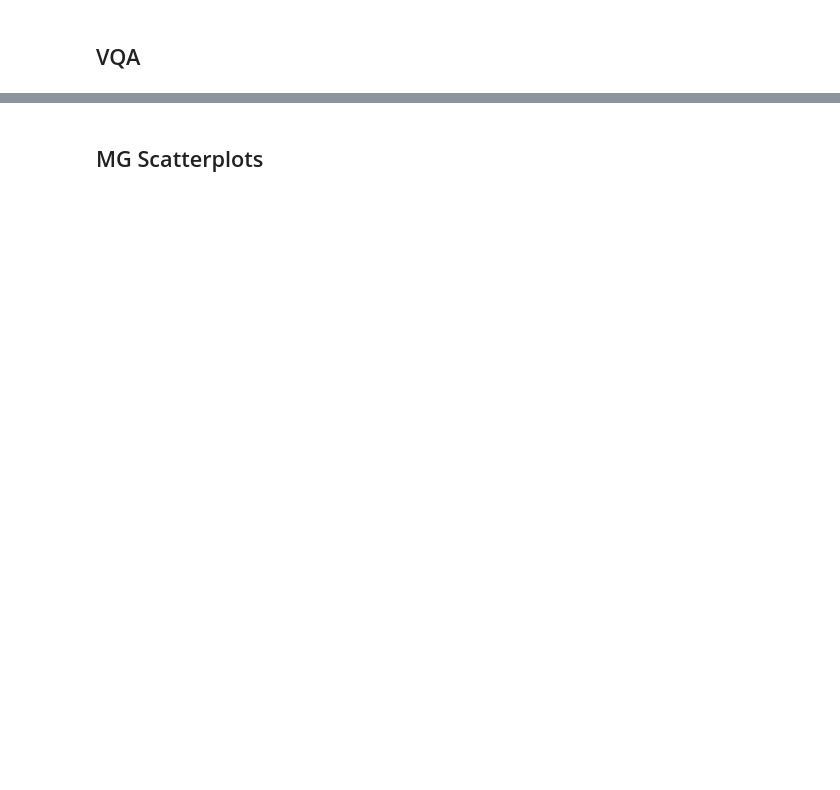
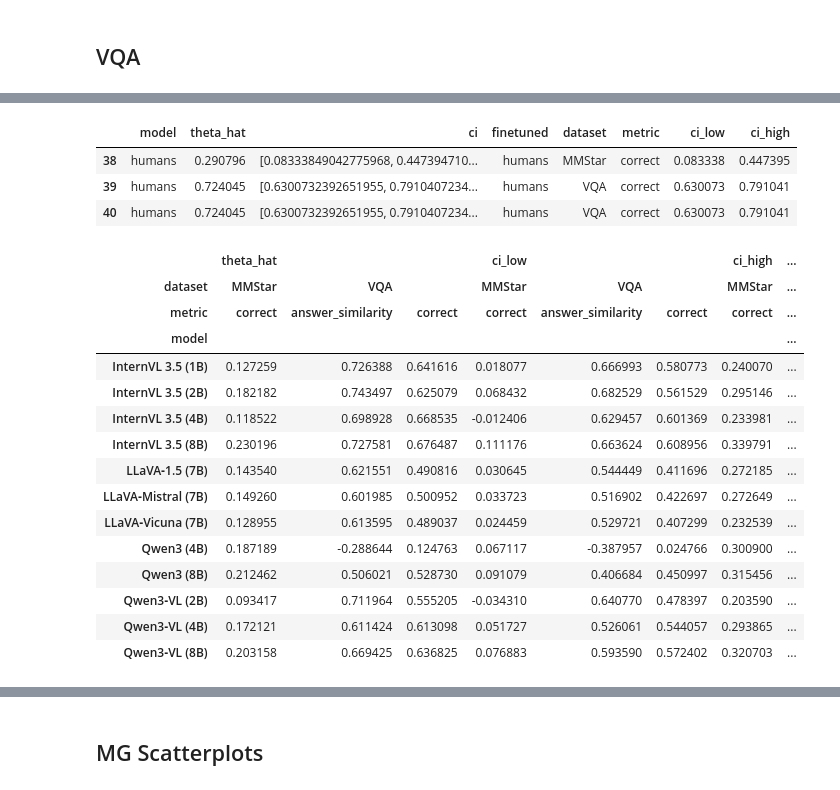
Before and after one commit to unolop/HPA, a Jupyter notebook: evaluation/analysis/correlations.ipynb, the cells around one changed output, grey strips where cells are left out. Saved outputs shown, nothing was run; the diff lists cells and outputs as text; code cells hidden in the pictures; blank space fills up the shorter version.

```diff
--- a/evaluation/analysis/correlations.ipynb
+++ b/evaluation/analysis/correlations.ipynb
@@ -44,12 +44,15 @@ alignment_results = []
 n_boot = 1000
 
 for vlm in md.model.unique() :
+
     hm = pd.merge(hm_acc, md[md['model'] == vlm],
                     on=['category', 'l2_category', 'question_id'],
                     how='inner',
                     suffixes=("_human", '_model'))
+
     for ft in hm.finetuned.unique():
-        theta_hat = pairwise_metric(hm[hm['finetuned']==ft]['correct_model'].values, hm[hm['finetuned']==ft]['correct_human'].values)
+        theta_hat = pairwise_metric(hm[hm['finetuned']==ft]['correct_model'].values,
+                                    hm[hm['finetuned']==ft]['correct_human'].values )
 
         if n_boot:
             boot =  bootstrap_spearman(hm[hm['finetuned']==ft]['correct_model'].values, hm[hm['finetuned']==ft]['correct_human'].values, n_boot, 42)
@@ -62,12 +65,3 @@ for vlm in md.model.unique() :
             "finetuned": ft,
             # 'data': hm
         })
-df = pd.DataFrame(alignment_results)
-
-human_correct =mm.human.pivot( index=['participant_id'], columns=['question_id'], values=['correct']).to_numpy()
-human_correct = (human_correct > 0).astype(int)
-human_rhos = human_vs_consensus(human_correct)
-low, high = np.percentile(human_rhos, [2.5, 97.5])
-mu = human_rhos.mean()
-sd = human_rhos.std()
-human_correct.shape , mu,sd
@@ -78,8 +144,2 @@ df.to_json('./correlations/mmstar_pretrained.json')
 # %%
 df = pd.read_json('./correlations/mmstar_pretrained.json')
-# %%
-df = df[df['finetuned'] == 'Pretrained']
-models = df.model.values # list(alignment_results.keys())
-rhos = df.theta_hat.values # np.array([alignment_results[m]["theta_hat"] for m in models])
-ci_lows = np.array([c[0] for c in df.ci.values]) # np.array([alignment_results[m]["ci"][0] for m in models])
-ci_highs = np.array([c[1] for c in df.ci.values]) # np.array([alignment_results[m]["ci"][1] for m in models])
@@ -199,0 +225,5 @@ df.to_json('./correlations/vqa_pretrained.json')
+# %%
+corr = pd.concat([df, vqa.dropna(axis=0)])
+# vqa.to_json('./correlations/vqa.json')
+corr = corr.dropna(subset=['theta_hat'], axis=0).fillna('correct')
+corr
@@ -208 +282,39 @@ mu, sd = human_rhos.mean(), human_rhos.std()
+# %%
+corr['ci'] = corr['ci'].apply(parse_ci)
+corr['ci_low'] = corr['ci'].apply(
+    lambda x: x[0] if isinstance(x, list) and len(x) == 2 else np.nan
+)
+
+corr['ci_high'] = corr['ci'].apply(
+    lambda x: x[1] if isinstance(x, list) and len(x) == 2 else np.nan
+)
+corr[corr['model'] == 'humans']
+# %% [output]
+|  | model | theta_hat | ci | finetuned | dataset | metric | ci_low | ci_high |
+| 38 | humans | 0.290796 | [0.08333849042775968, 0.447394710... | humans | MMStar | correct | 0.083338 | 0.447395 |
+| 39 | humans | 0.724045 | [0.6300732392651955, 0.7910407234... | humans | VQA | correct | 0.630073 | 0.791041 |
+| 40 | humans | 0.724045 | [0.6300732392651955, 0.7910407234... | humans | VQA | correct | 0.630073 | 0.791041 |
+# %%
+pretrained_corr = corr[corr['finetuned'] == "Pretrained"]
+pivoted = pretrained_corr.pivot(index=['model'], columns=['dataset', 'metric'], values=['theta_hat', 'ci_low', 'ci_high'])
+# pivoted = pivoted.sort_values(     by=('theta_hat', 'VQA', 'correct'),     ascending=False )
+model_order = pivoted.index.unique().to_numpy()
+pivoted
+# %% [output]
+|  | theta_hat |  |  | ci_low |  |  | ci_high | ... |
+| dataset | MMStar | VQA |  | MMStar | VQA |  | MMStar | ... |
+| metric | correct | answer_similarity | correct | correct | answer_similarity | correct | correct | ... |
+| model |  |  |  |  |  |  |  | ... |
+| InternVL 3.5 (1B) | 0.127259 | 0.726388 | 0.641616 | 0.018077 | 0.666993 | 0.580773 | 0.240070 | ... |
+| InternVL 3.5 (2B) | 0.182182 | 0.743497 | 0.625079 | 0.068432 | 0.682529 | 0.561529 | 0.295146 | ... |
+| InternVL 3.5 (4B) | 0.118522 | 0.698928 | 0.668535 | -0.012406 | 0.629457 | 0.601369 | 0.233981 | ... |
+| InternVL 3.5 (8B) | 0.230196 | 0.727581 | 0.676487 | 0.111176 | 0.663624 | 0.608956 | 0.339791 | ... |
+| LLaVA‑1.5 (7B) | 0.143540 | 0.621551 | 0.490816 | 0.030645 | 0.544449 | 0.411696 | 0.272185 | ... |
+| LLaVA‑Mistral (7B) | 0.149260 | 0.601985 | 0.500952 | 0.033723 | 0.516902 | 0.422697 | 0.272649 | ... |
+| LLaVA‑Vicuna (7B) | 0.128955 | 0.613595 | 0.489037 | 0.024459 | 0.529721 | 0.407299 | 0.232539 | ... |
+| Qwen3 (4B) | 0.187189 | -0.288644 | 0.124763 | 0.067117 | -0.387957 | 0.024766 | 0.300900 | ... |
+| Qwen3 (8B) | 0.212462 | 0.506021 | 0.528730 | 0.091079 | 0.406684 | 0.450997 | 0.315456 | ... |
+| Qwen3‑VL (2B) | 0.093417 | 0.711964 | 0.555205 | -0.034310 | 0.640770 | 0.478397 | 0.203590 | ... |
+| Qwen3‑VL (4B) | 0.172121 | 0.611424 | 0.613098 | 0.051727 | 0.526061 | 0.544057 | 0.293865 | ... |
+| Qwen3‑VL (8B) | 0.203158 | 0.669425 | 0.636825 | 0.076883 | 0.593590 | 0.572402 | 0.320703 | ... |
 # %%
```
Also changed, not shown: parts of 27 cells of this notebook, 56 other files.
